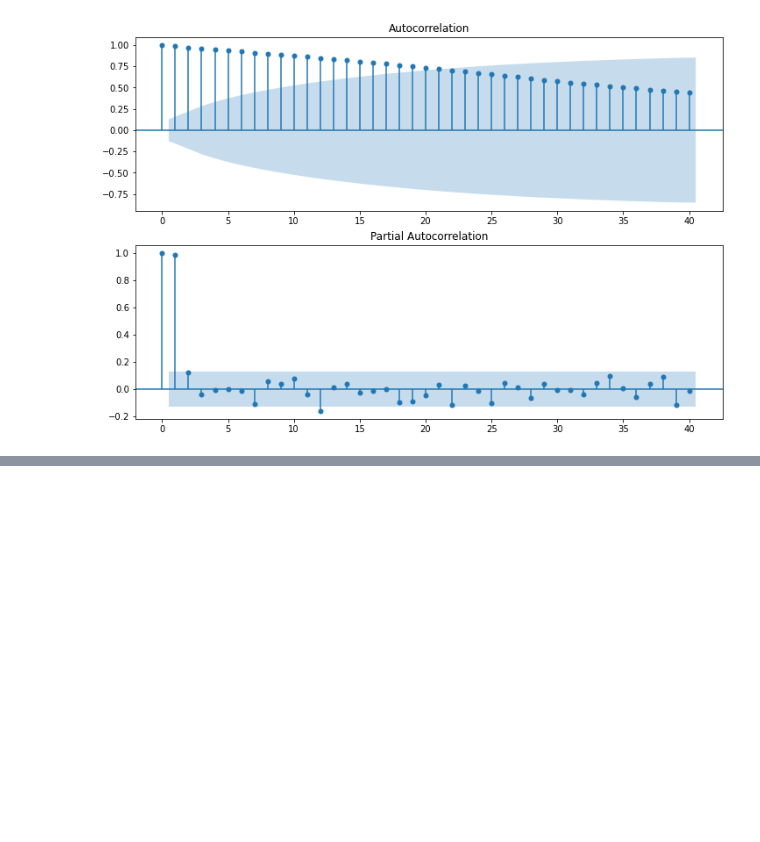
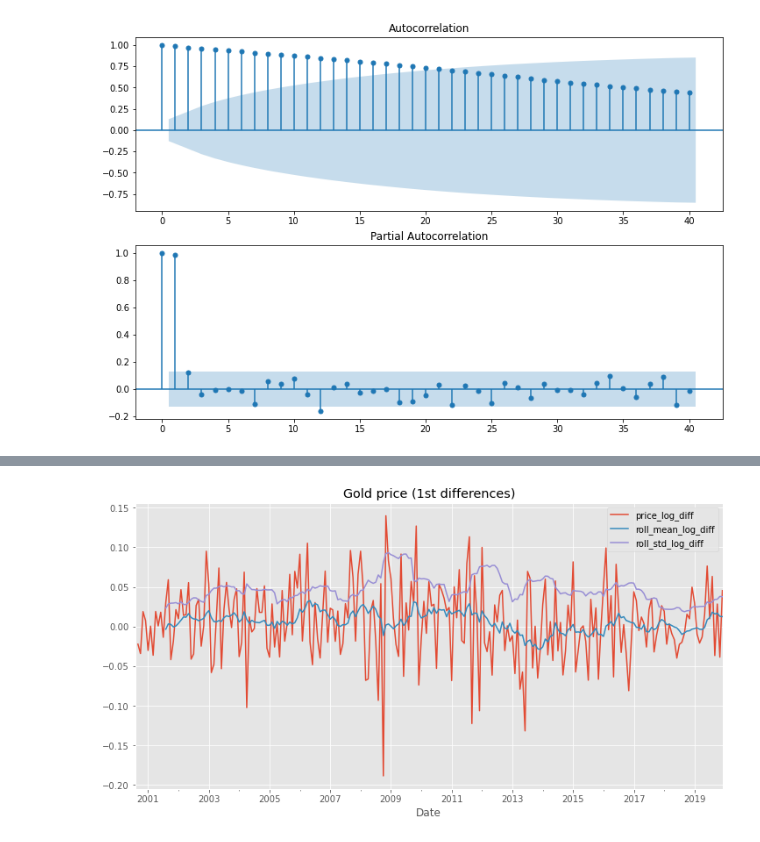
Before and after one commit to annkon22/Finance_python, a Jupyter notebook: testing_stationarity.ipynb, the cells around one changed output, grey strips where cells are left out. Cells and saved outputs as stored; diff of their text form; code cells hidden in the pictures; blank space fills up the shorter version.

```diff
--- a/testing_stationarity.ipynb
+++ b/testing_stationarity.ipynb
@@ -87,0 +166,14 @@ plt.show()
+# %%
+# Apply differencing to TS and plot the results
+
+selected_columns = ['price_log_diff','roll_mean_log_diff', 'roll_std_log_diff']
+
+df['price_log_diff'] = df.price_log.diff(1)
+df['roll_mean_log_diff'] = df.price_log_diff.rolling(WINDOW).mean()
+df['roll_std_log_diff'] = df.price_log_diff.rolling(WINDOW).std()
+# %%
+fig, ax = plt.subplots(figsize = (12, 6))
+df[selected_columns].plot(title = 'Gold price (1st differences)', ax = ax)
+plt.show()
+# %% [output]
+[figure, added]
```
Also changed, not shown: parts of 13 cells of this notebook.
